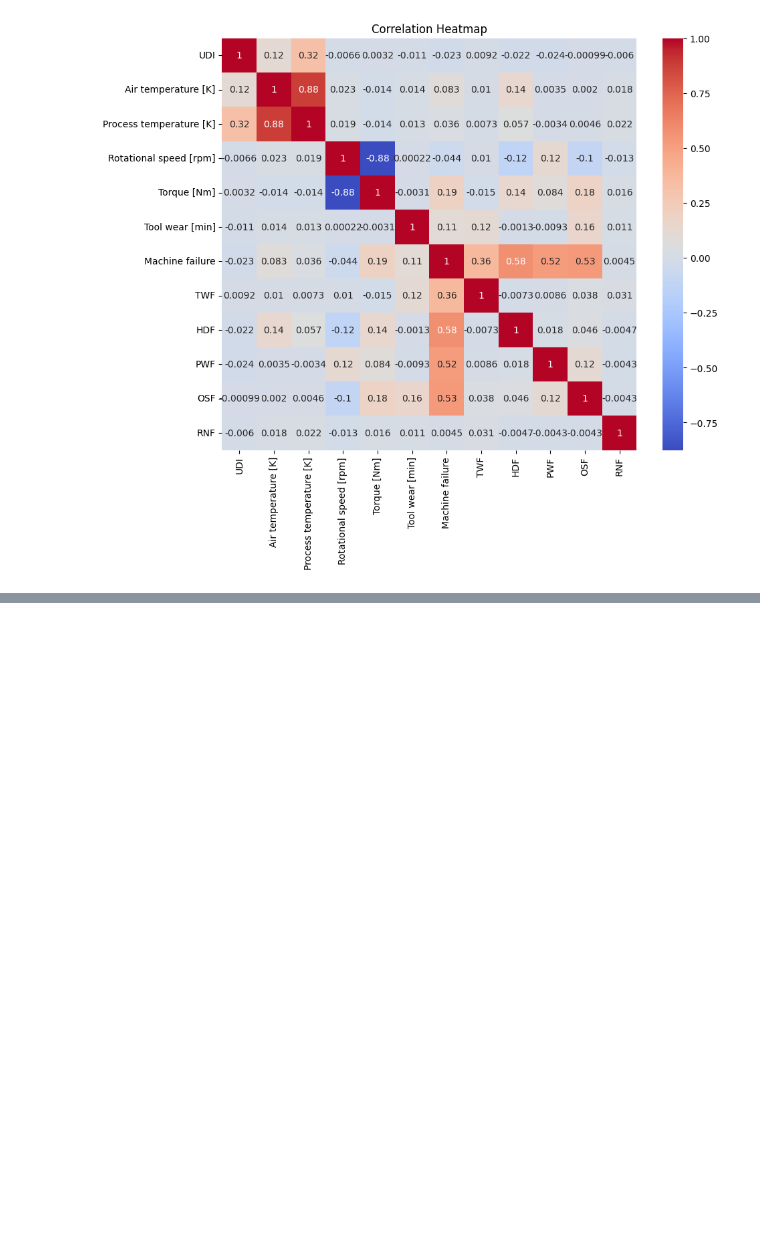
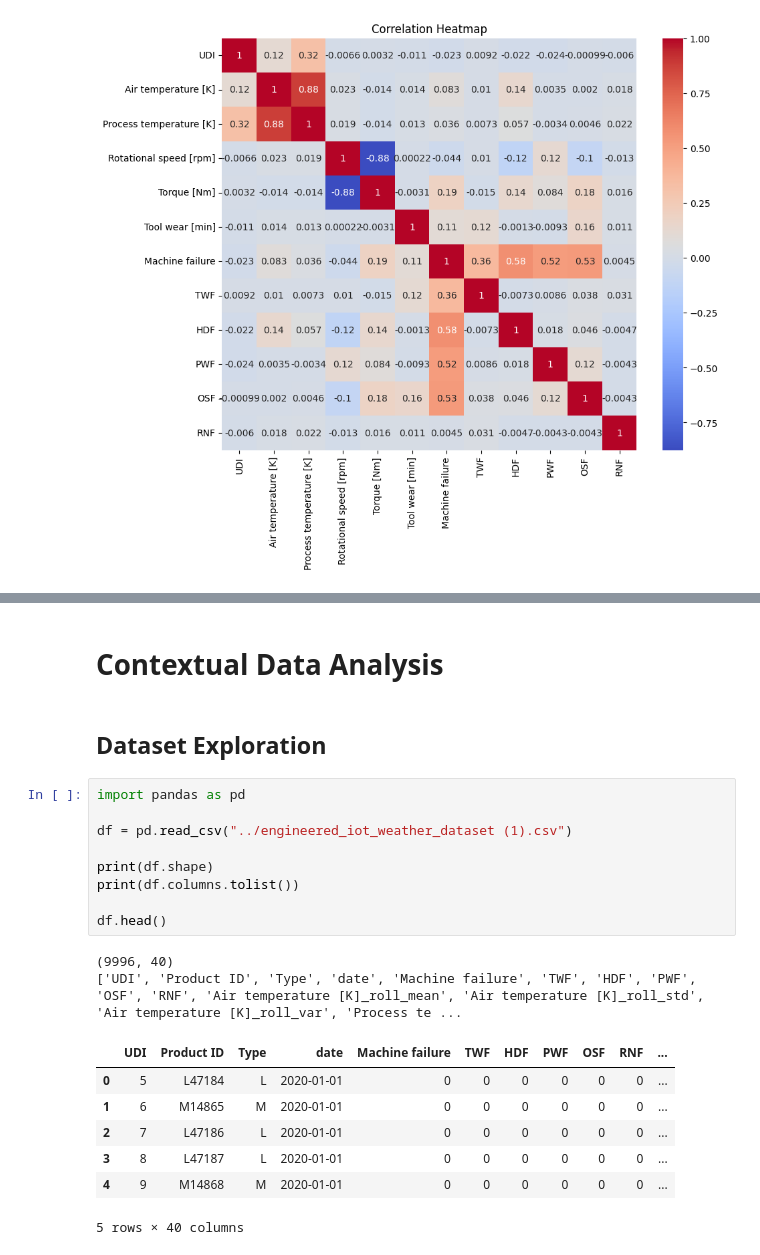
Before and after one commit to KVP6755/Project1_Predictive-Maintenance, a Jupyter notebook: eda/eda_analysis.ipynb, the cells around one changed output, grey strips where cells are left out. Saved outputs shown, nothing was run; the diff lists cells and outputs as text; blank space fills up the shorter version.

Commit message:
Explored fused IoT-weather dataset structure

```diff
--- a/eda/eda_analysis.ipynb
+++ b/eda/eda_analysis.ipynb
@@ -290,0 +415,23 @@ plt.show()
+# %% [markdown]
+# Contextual Data Analysis
+# %% [markdown]
+## Dataset Exploration
+# %%
+import pandas as pd
+
+df = pd.read_csv("../engineered_iot_weather_dataset (1).csv")
+
+print(df.shape)
+print(df.columns.tolist())
+
+df.head()
+# %% [output]
+(9996, 40)
+['UDI', 'Product ID', 'Type', 'date', 'Machine failure', 'TWF', 'HDF', 'PWF', 'OSF', 'RNF', 'Air temperature [K]_roll_mean', 'Air temperature [K]_roll_std', 'Air temperature [K]_roll_var', 'Process te ...
+|  | UDI | Product ID | Type | date | Machine failure | TWF | HDF | PWF | OSF | RNF | ... |
+| 0 | 5 | L47184 | L | 2020-01-01 | 0 | 0 | 0 | 0 | 0 | 0 | ... |
+| 1 | 6 | M14865 | M | 2020-01-01 | 0 | 0 | 0 | 0 | 0 | 0 | ... |
+| 2 | 7 | L47186 | L | 2020-01-01 | 0 | 0 | 0 | 0 | 0 | 0 | ... |
+| 3 | 8 | L47187 | L | 2020-01-01 | 0 | 0 | 0 | 0 | 0 | 0 | ... |
+| 4 | 9 | M14868 | M | 2020-01-01 | 0 | 0 | 0 | 0 | 0 | 0 | ... |
+5 rows × 40 columns
```
Also changed, not shown: parts of 2 cells of this notebook.
